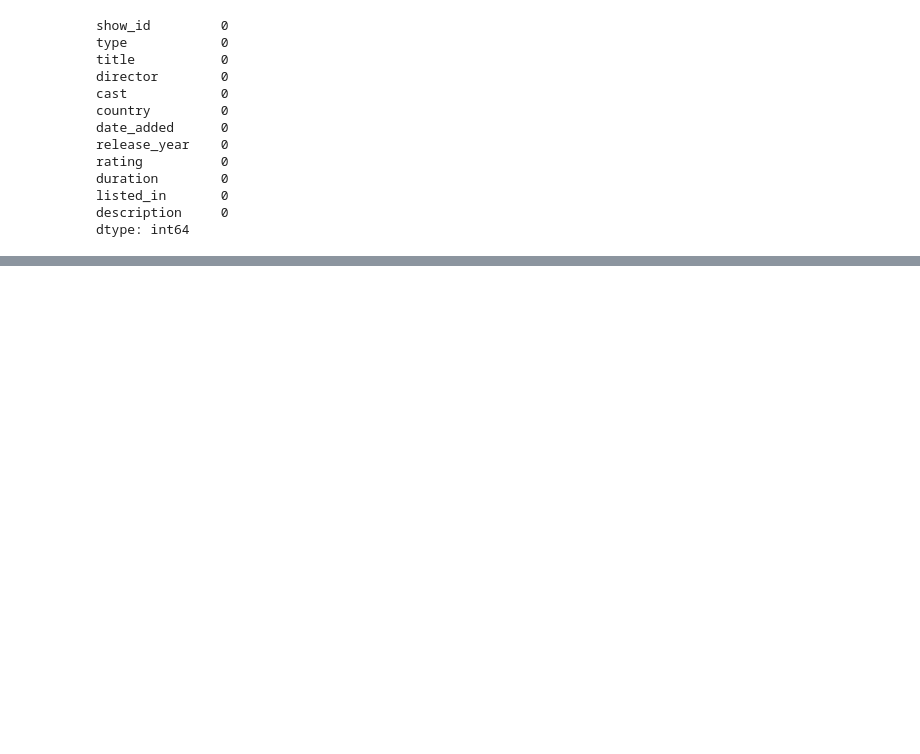
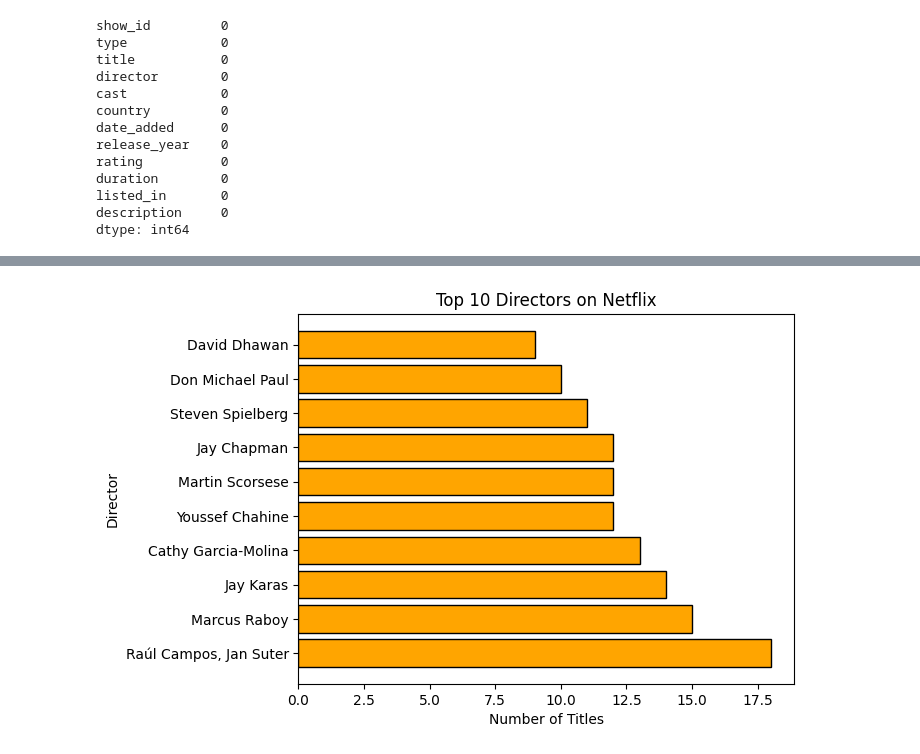
Before and after one commit to sky-shiva/Netflix_DataViz_Matplotlib, a Jupyter notebook: demo.ipynb, the cells around one changed output, grey strips where cells are left out. Saved outputs shown, nothing was run; the diff lists cells and outputs as text; code cells hidden in the pictures; blank space fills up the shorter version.

```diff
--- a/demo.ipynb
+++ b/demo.ipynb
@@ -86,0 +117,3 @@ df.shape
+# %%
+top_10_directors=df['director'].value_counts().head(10)
+top_10_directors
@@ -86,0 +133,9 @@ df.shape
+# %%
+plt.barh(top_10_directors.index,top_10_directors.values,color='orange',edgecolor='black')
+plt.title('Top 10 Directors on Netflix')
+plt.xlabel('Number of Titles')
+plt.ylabel('Director')
+plt.savefig('top_10_directors.png')
+plt.show()
+# %% [output]
+[figure, added]
```
Also changed, not shown: parts of 11 cells of this notebook, 6 other files.
